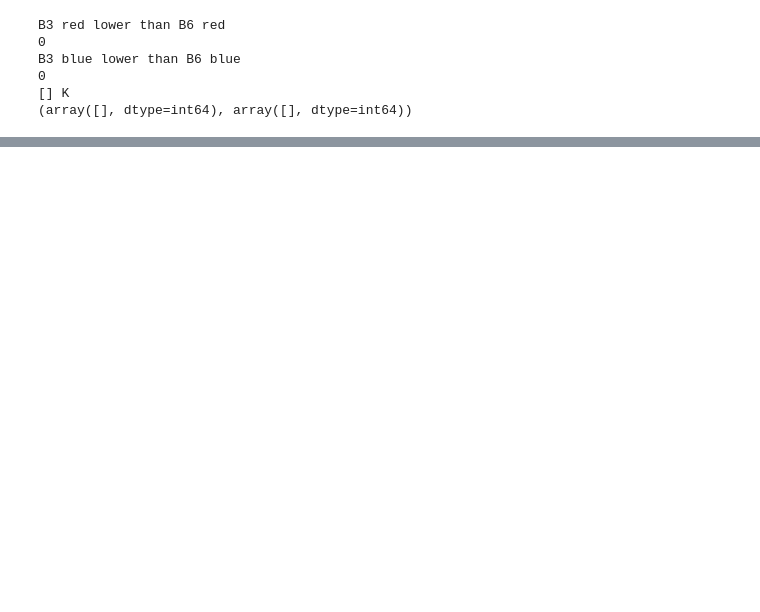
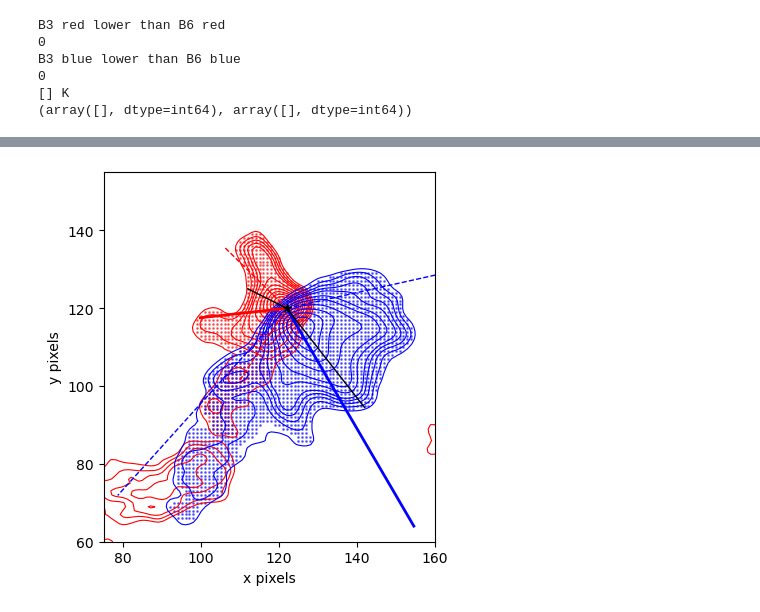
Before and after one commit to femkeballieux/master_project_2, a Jupyter notebook: code/LTERadtrans_RotDiagram_lowmass.ipynb, the cells around one changed output, grey strips where cells are left out. Cells and saved outputs as stored; diff of their text form; code cells hidden in the pictures; blank space fills up the shorter version.

```diff
--- a/code/LTERadtrans_RotDiagram_lowmass.ipynb
+++ b/code/LTERadtrans_RotDiagram_lowmass.ipynb
@@ -1461,0 +1634,85 @@ The blue outflow angle would then be: 91.2 pm 1.8 degrees
+# %%
+"""
+Same plot, but now with new angles
+"""
+
+#Check the masking
+fig = plt.figure()
+ax = fig.add_subplot(111)
+
+#central protostar
+plt.scatter(point1_red[0], point1_red[1], s=30, color='black', zorder=10, marker='*')
+
+#red
+plt.scatter(outflow_red_x_masked, outflow_red_y_masked, s=1, color='red', alpha=0.5)
+plt.plot([point1_red[0], point2_red[0]], [point1_red[1], point2_red[1]], color='black', zorder=20, linewidth=1)
+contourlevels_red=np.array([3,4,5,6,7,9,11,13,15,17,19,21,24,27,30,33,36,39,42,45,48,51,54])*B6_red_rms_unsmoothed
+contours_red=ax.contour(B6_red_unsmoothed.value, levels=contourlevels_red, colors='red', linewidths=0.8) #Only place we use unclipped M0 maps
+
+if source_name != 'Oph_29' and source_name != 'Oph_31':
+    plt.scatter(outflow_blue_x_masked, outflow_blue_y_masked, s=1, color='blue', alpha=0.5)
+    plt.plot([point1_blue[0], point2_blue[0]], [point1_blue[1], point2_blue[1]], color='black', zorder=20, linewidth=1)
+    contourlevels_blue=np.array([3,3.5,4,4.5,5,6,7,9,11,13,15,17,19,21,24,27,30,33,36,39,42,45,48,51,54])*B6_blue_rms_unsmoothed
+    contours_blue=ax.contour(B6_blue_unsmoothed.value, levels=contourlevels_blue, colors='blue', linewidths=0.8) #Only place we use unclipped M0 maps
+
+if source_name == 'Oph_12':
+    ax.set_xlim(80,160)
+    ax.set_ylim(90,160)
+
+if source_name == 'Oph_26':
+    ax.set_xlim(80,160)
+    ax.set_ylim(90,160)
+
+if source_name == 'Oph_27':
+    ax.set_xlim(90,145)
+    ax.set_ylim(100,140)
+
+if source_name == 'Oph_29':
+    ax.set_xlim(75,150)
+    ax.set_ylim(100,155)
+
+if source_name == 'Oph_31':
+    ax.set_xlim(85,150)
+    ax.set_ylim(90,145)
+
+if source_name == 'Oph_34':
+    ax.set_xlim(75,160)
+    ax.set_ylim(60,155)
+
+if source_name == 'Oph_39':
+    ax.set_xlim(90,170)
+    ax.set_ylim(90,160)
+
+plt.xlabel('x pixels')
+plt.ylabel('y pixels')
+ax.set_aspect('equal')
+
+#Plot the new angles
+def rotate_vector(x, y, mu):
+    # Calculate the components of the new vector after rotation
+    mu = np.radians(mu)
+    x_new = x * np.cos(mu) - y * np.sin(mu)
+    y_new = x * np.sin(mu) + y * np.cos(mu)
+    return np.array([x_new, y_new])
+
+#vector_axis_red is point 2 minus point 1, so assumes point 1 as origin
+scaling = 2 #Scaling factor for the new axis, random number, only for plotting
+new_axis_red = rotate_vector(vector_axis_red[0], vector_axis_red[1], -mu_red) * scaling #the new vector from fitted mu. Take negative mu because of conventions
+new_axis_blue = rotate_vector(vector_axis_blue[0], vector_axis_blue[1], -mu_blue) * scaling
+
+upper_angle_red = rotate_vector(vector_axis_red[0], vector_axis_red[1], -(mu_red + 0.5*fwqm_red)) * scaling
+lower_angle_red = rotate_vector(vector_axis_red[0], vector_axis_red[1], -(mu_red - 0.5*fwqm_red)) * scaling
+
+upper_angle_blue = rotate_vector(vector_axis_blue[0], vector_axis_blue[1], -(mu_blue + 0.5*fwqm_blue)) * scaling
+lower_angle_blue = rotate_vector(vector_axis_blue[0], vector_axis_blue[1], -(mu_blue - 0.5*fwqm_blue)) * scaling
+
+plt.plot([point1_red[0], point1_red[0] + new_axis_red[0]], [point1_red[1], point1_red[1] + new_axis_red[1]], color='red', linestyle='-', linewidth=2)
+plt.plot([point1_red[0], point1_red[0] + upper_angle_red[0]], [point1_red[1], point1_red[1] + upper_angle_red[1]], color='red', linestyle='--', linewidth=1)
+plt.plot([point1_red[0], point1_red[0] + lower_angle_red[0]], [point1_red[1], point1_red[1] + lower_angle_red[1]], color='red', linestyle='--', linewidth=1)
+plt.plot([point1_blue[0], point1_blue[0] + new_axis_blue[0]], [point1_blue[1], point1_blue[1] + new_axis_blue[1]], color='blue', linestyle='-', linewidth=2)
+plt.plot([point1_blue[0], point1_blue[0] + upper_angle_blue[0]], [point1_blue[1], point1_blue[1] + upper_angle_blue[1]], color='blue', linestyle='--', linewidth=1)
+plt.plot([point1_blue[0], point1_blue[0] + lower_angle_blue[0]], [point1_blue[1], point1_blue[1] + lower_angle_blue[1]], color='blue', linestyle='--', linewidth=1)
+plt.savefig(fname=path+'plots/contour+pixels_'+source_name+'.pdf')
+plt.show()
+# %% [output]
+[figure, added]
```
Also changed, not shown: parts of 9 cells of this notebook, 6 other files.
